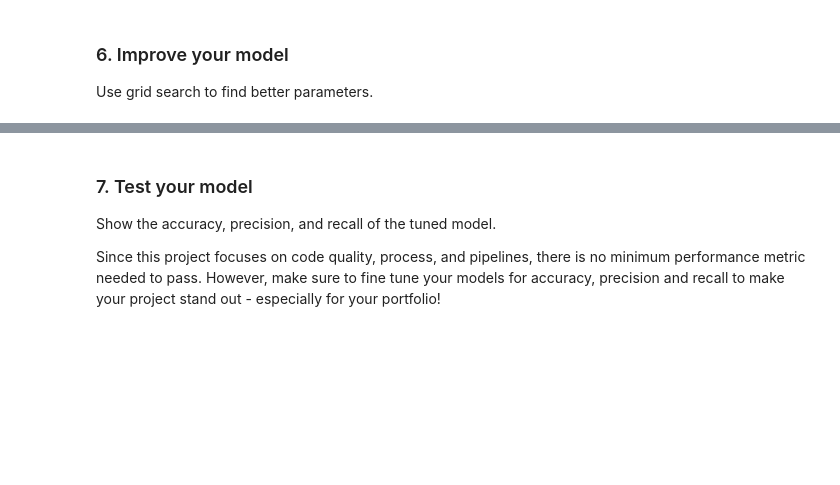
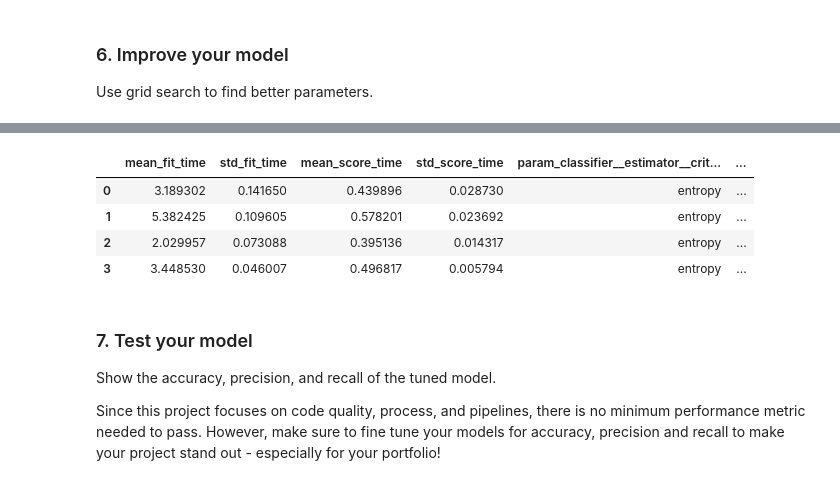
Before and after one commit to edonkoh/Disaster_Response-, a Jupyter notebook: Notebooks/ML Pipeline Preparation.ipynb, the cells around one changed output, grey strips where cells are left out. Cells and saved outputs as stored; diff of their text form; code cells hidden in the pictures; blank space fills up the shorter version.

```diff
--- a/Notebooks/ML Pipeline Preparation.ipynb
+++ b/Notebooks/ML Pipeline Preparation.ipynb
@@ -142,6 +146,12 @@ pipeline = Pipeline(
      ('transformer', TfidfTransformer()),
      ('classifier', MultiOutputClassifier(RandomForestClassifier()))]
 )
+# %%
+pipeline_singlelabel = Pipeline(
+    [('vectoriser', CountVectorizer(tokenizer= tokenize)),
+     ('transformer', TfidfTransformer()),
+     ('classifier', RandomForestClassifier())]
+)
 # %% [markdown]
 ### 5. Test your model
 Report the f1 score, precision and recall for each output category of the dataset. You can do this by iterating through the columns and calling sklearn's `classification_report` on each.
@@ -246,0 +272,8 @@ cv =
+# %%
+parameters1 = {
+    'classifier__n_estimators':[100],
+    'classifier__criterion':['entropy'],
+    'classifier__min_samples_leaf': [4,8,16,32]
+}
+
+cv = GridSearchCV(pipeline_singlelabel, parameters1, scoring='f1', cv= 3)
@@ -246,0 +286,2 @@ cv =
+# %%
+cv.fit(x_train, y_train)
@@ -247,3 +336,11 @@ cv =
+# %%
+pd.DataFrame(cv.cv_results_).sort_values('rank_test_score')
+# %% [output]
+|  | mean_fit_time | std_fit_time | mean_score_time | std_score_time | param_classifier__estimator__crit... | ... |
+| 0 | 3.189302 | 0.141650 | 0.439896 | 0.028730 | entropy | ... |
+| 1 | 5.382425 | 0.109605 | 0.578201 | 0.023692 | entropy | ... |
+| 2 | 2.029957 | 0.073088 | 0.395136 | 0.014317 | entropy | ... |
+| 3 | 3.448530 | 0.046007 | 0.496817 | 0.005794 | entropy | ... |
 # %% [markdown]
 ### 7. Test your model
 Show the accuracy, precision, and recall of the tuned model.
```
Also changed, not shown: parts of 14 cells of this notebook.
